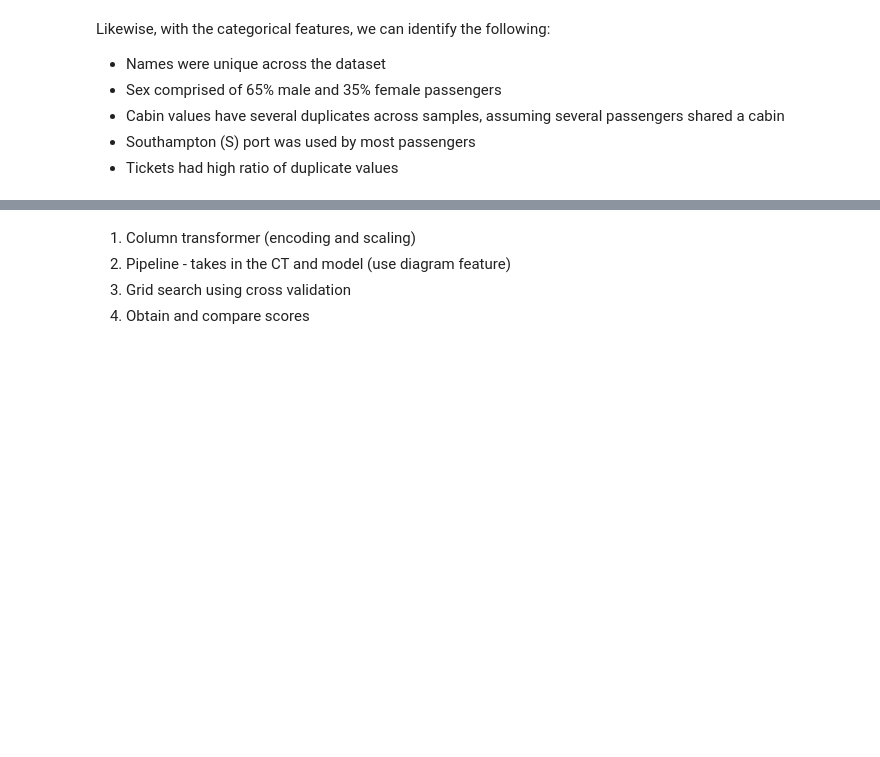
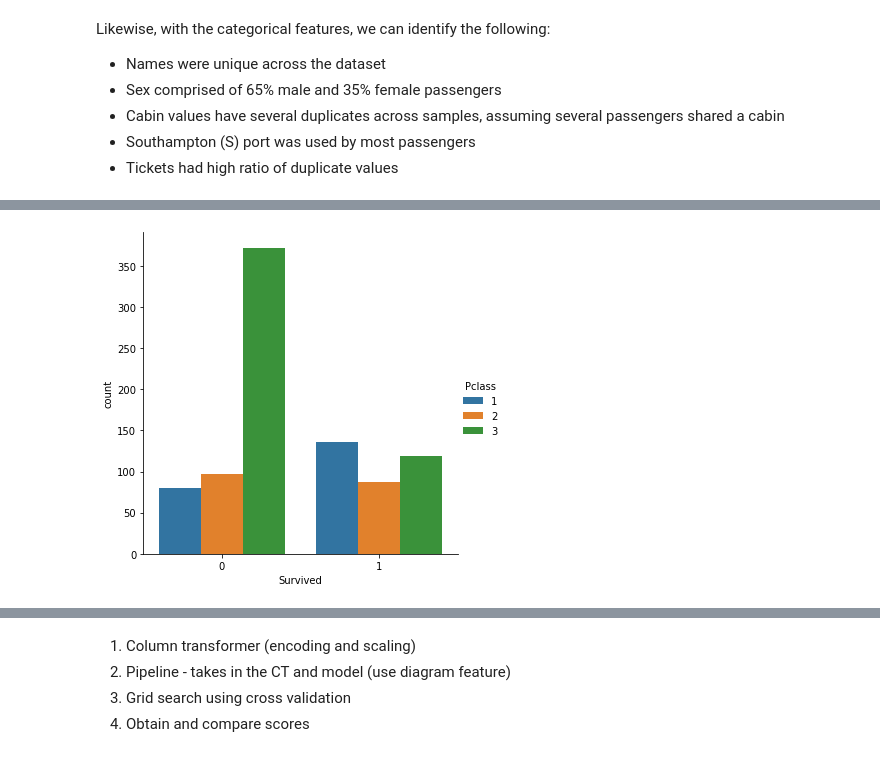
Before and after one commit to acsaeng/kaggle-titanic-ml-competition, a Jupyter notebook: project.ipynb, the cells around one changed output, grey strips where cells are left out. Cells and saved outputs as stored; diff of their text form; code cells hidden in the pictures; blank space fills up the shorter version.

```diff
--- a/project.ipynb
+++ b/project.ipynb
@@ -170,0 +182,4 @@ Likewise, with the categorical features, we can identify the following:
+# %%
+sns.catplot(x='Survived', data=data, kind='count', hue='Pclass');
+# %% [output]
+[figure, added]
```
Also changed, not shown: parts of 5 cells of this notebook.
